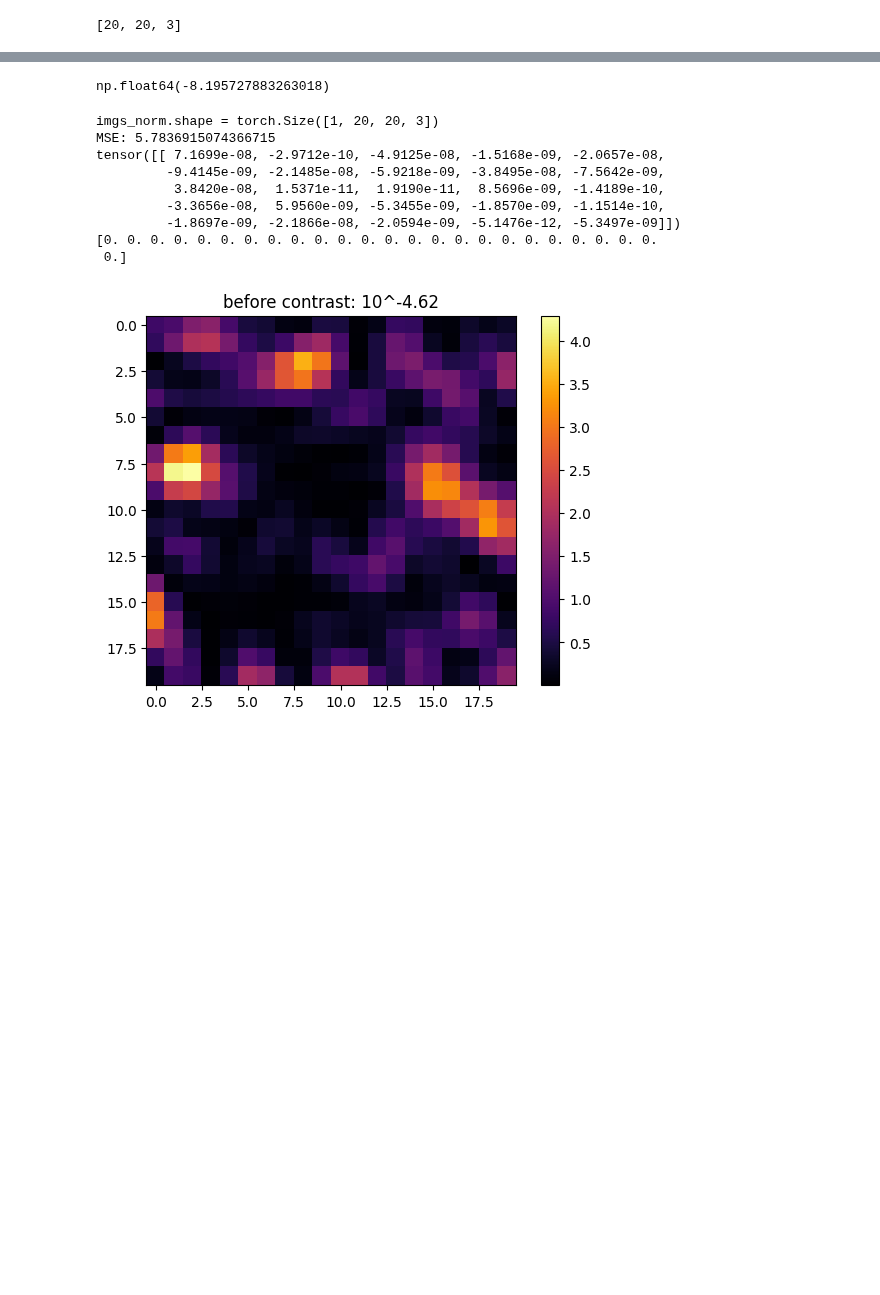
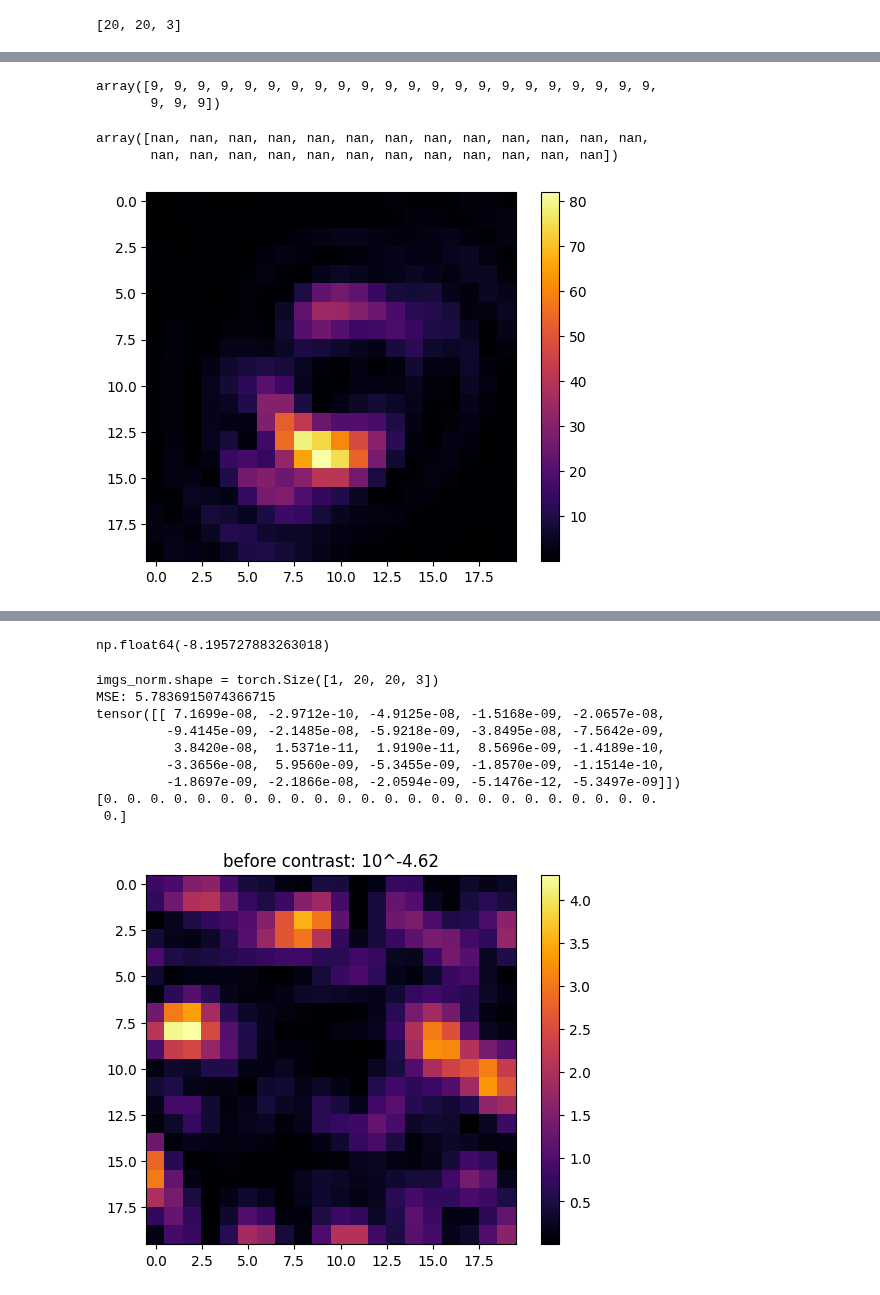
Before and after one commit to AlexeiKorolev/NASA-RL-Wavefront-Control, a Jupyter notebook: RL/visualize.ipynb, the cells around one changed output, grey strips where cells are left out. Drawn from its saved outputs; the diff is of its cells as text; code cells hidden in the pictures; blank space fills up the shorter version.

```diff
--- a/RL/visualize.ipynb
+++ b/RL/visualize.ipynb
@@ -162,7 +163,7 @@ initializing coronagraph env. might take a minute.
 import pickle
 from pathlib import Path
 
-dataset_path = Path(r'data\dataset100K25M_new.pkl')
+dataset_path = Path(r'data\dataset220S25M_zernike_randomized.pkl')
 if not dataset_path.exists():
     raise FileNotFoundError(f"{dataset_path} not found")
 
@@ -240,5 +251,21 @@ env_config
 # %%
 new_imgs = dataset['images']
+# %%
+np.argmax(np.isnan(dataset['dm_settings']), axis=0)
+# %% [output]
+array([9, 9, 9, 9, 9, 9, 9, 9, 9, 9, 9, 9, 9, 9, 9, 9, 9, 9, 9, 9, 9, 9,
+       9, 9, 9])
+# %%
+dataset['dm_settings'][10]
+# %% [output]
+array([nan, nan, nan, nan, nan, nan, nan, nan, nan, nan, nan, nan, nan,
+       nan, nan, nan, nan, nan, nan, nan, nan, nan, nan, nan, nan])
+# %%
+plt.imshow(new_imgs[6][2], cmap='inferno')
+plt.colorbar()
+plt.show()
+# %% [output]
+[figure, added]
 # %%
 TEST_INDEX = 5
 # %%
```
Also changed, not shown: parts of 12 cells of this notebook, 4 other files.
